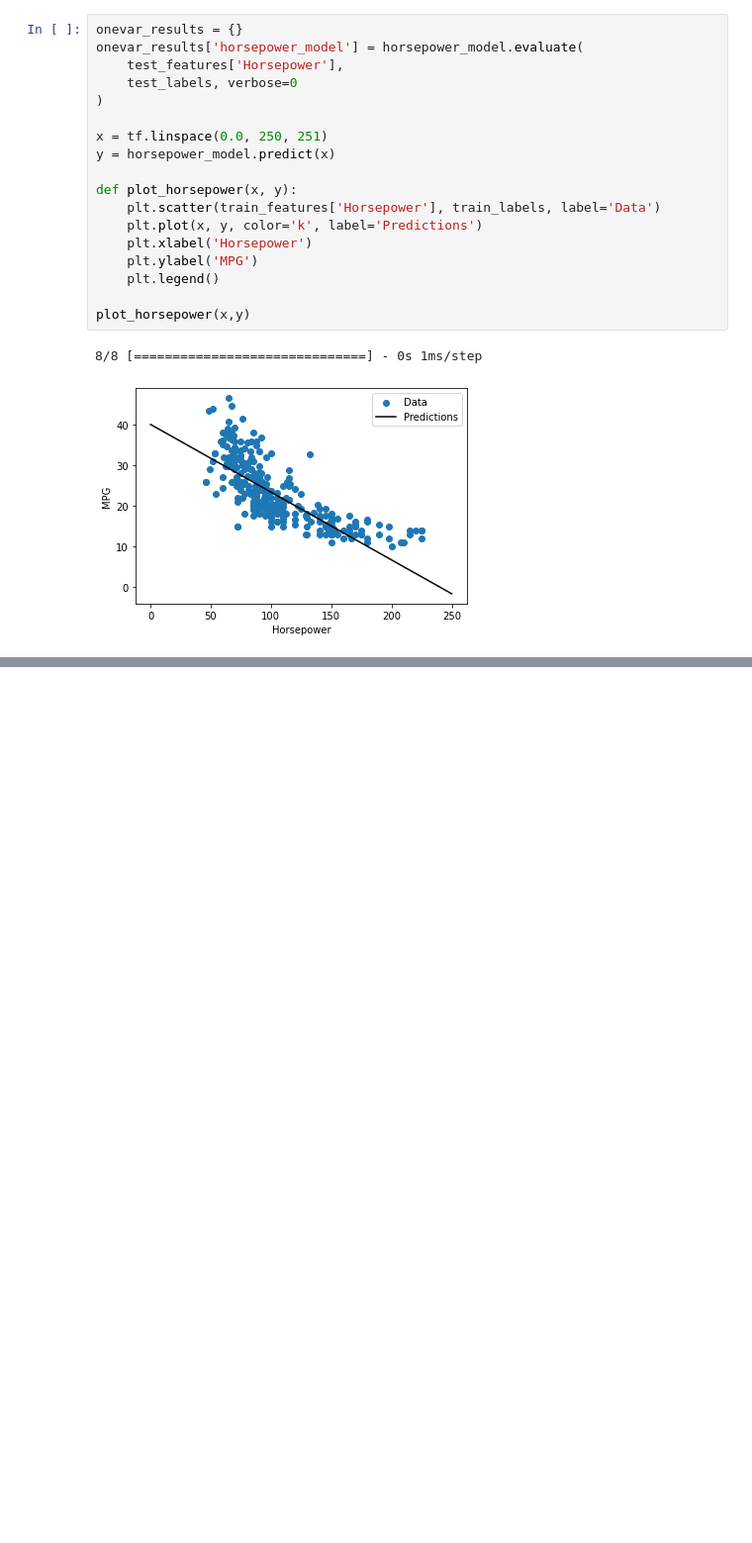
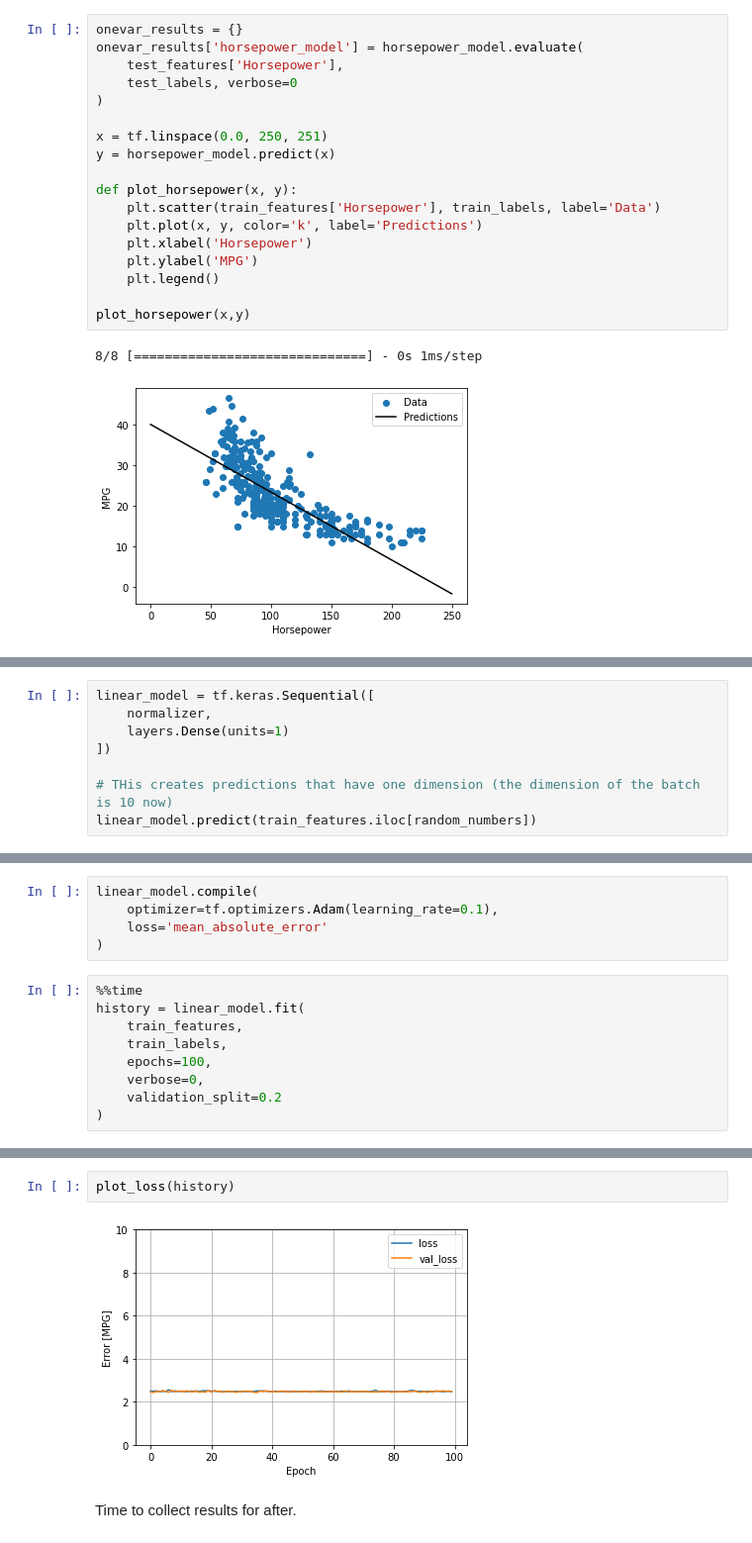
Before and after one commit to mtomasini/TensorFlowTraining, a Jupyter notebook: tf_regression_tutorial.ipynb, the cells around one changed output, grey strips where cells are left out. Shown at 99% size. Cells and saved outputs as stored; diff of their text form; blank space fills up the shorter version.

Commit message:
Trained linear regression with multiple variables.

```diff
--- a/tf_regression_tutorial.ipynb
+++ b/tf_regression_tutorial.ipynb
@@ -215,0 +219,8 @@ plot_horsepower(x,y)
+# %%
+linear_model = tf.keras.Sequential([
+    normalizer,
+    layers.Dense(units=1)
+])
+
+# THis creates predictions that have one dimension (the dimension of the batch is 10 now)
+linear_model.predict(train_features.iloc[random_numbers])
@@ -215,0 +256,14 @@ plot_horsepower(x,y)
+# %%
+linear_model.compile(
+    optimizer=tf.optimizers.Adam(learning_rate=0.1),
+    loss='mean_absolute_error'
+)
+# %%
+%%time
+history = linear_model.fit(
+    train_features,
+    train_labels,
+    epochs=100,
+    verbose=0,
+    validation_split=0.2
+)
@@ -215,0 +273,6 @@ plot_horsepower(x,y)
+# %%
+plot_loss(history)
+# %% [output]
+[figure, added]
+# %% [markdown]
+Time to collect results for after.
```
Also changed, not shown: parts of 7 cells of this notebook.
